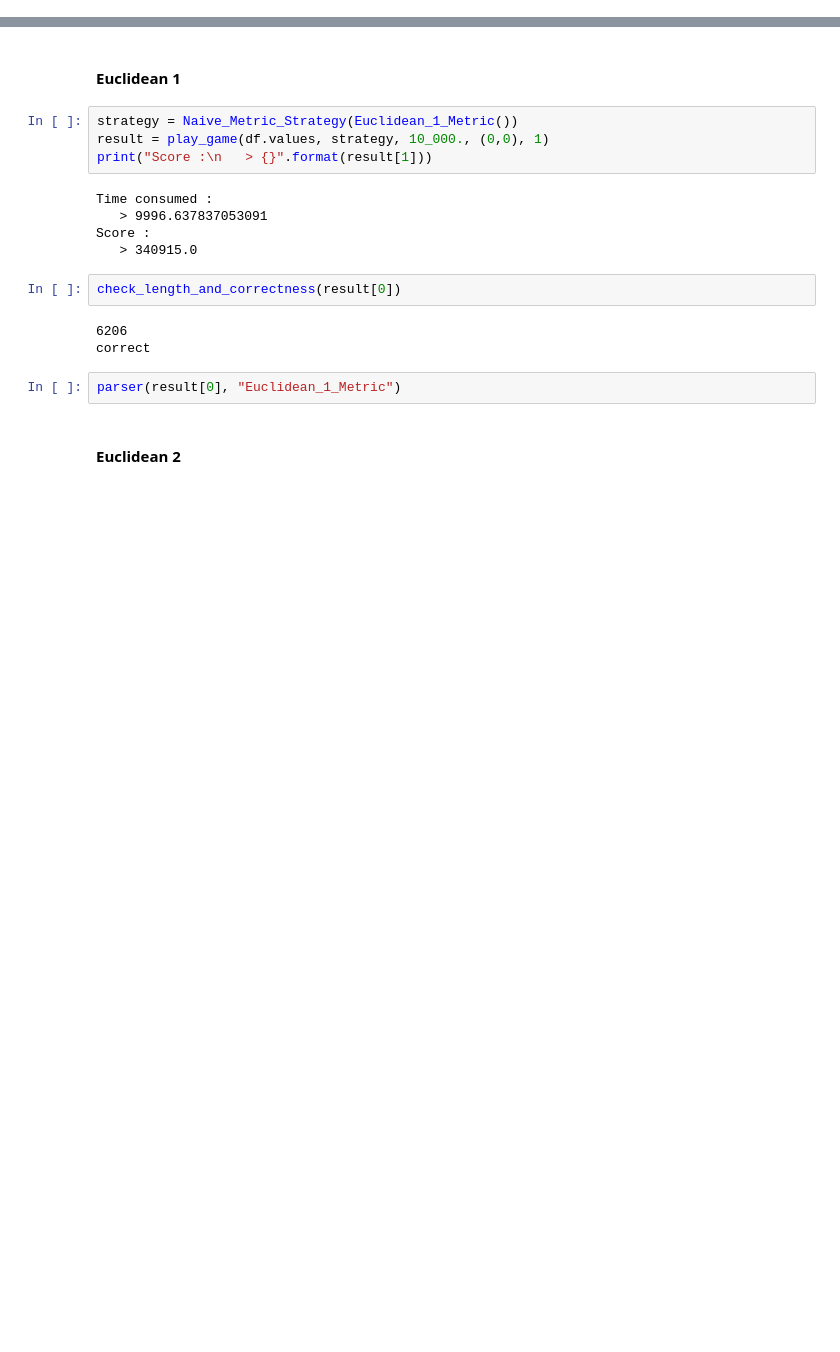
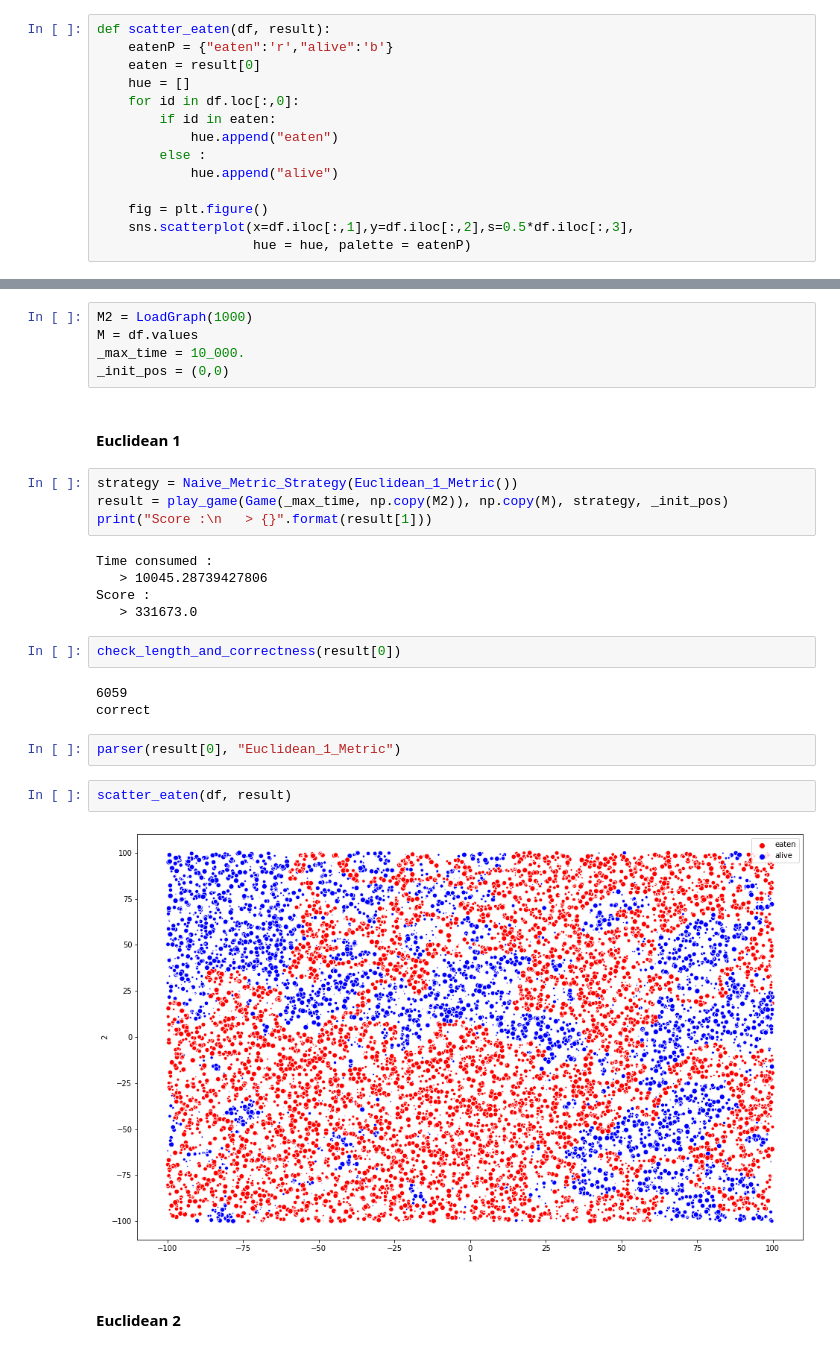
Before and after one commit to camilleAmaury/Master2DS, a Jupyter notebook: ClassificationRepresentationLearning/Projet/FirstTry.ipynb, the cells around one changed output, grey strips where cells are left out. Saved outputs shown, nothing was run; the diff lists cells and outputs as text; blank space fills up the shorter version.

```diff
--- a/ClassificationRepresentationLearning/Projet/FirstTry.ipynb
+++ b/ClassificationRepresentationLearning/Projet/FirstTry.ipynb
@@ -66,25 +72,48 @@ def parser(ids, name):
+# %%
+def scatter_eaten(df, result):
+    eatenP = {"eaten":'r',"alive":'b'}
+    eaten = result[0]
+    hue = []
+    for id in df.loc[:,0]:
+        if id in eaten:
+            hue.append("eaten")
+        else :
+            hue.append("alive")
+
+    fig = plt.figure()
+    sns.scatterplot(x=df.iloc[:,1],y=df.iloc[:,2],s=0.5*df.iloc[:,3],
+                    hue = hue, palette = eatenP)
 # %% [markdown]
 ## Applying Strategies
 # %% [markdown]
 ### Naives approach
+# %%
+M2 = LoadGraph(1000)
+M = df.values
+_max_time = 10_000.
+_init_pos = (0,0)
 # %% [markdown]
 #### Euclidean 1
 # %%
 strategy = Naive_Metric_Strategy(Euclidean_1_Metric())
-result = play_game(df.values, strategy, 10_000., (0,0), 1)
+result = play_game(Game(_max_time, np.copy(M2)), np.copy(M), strategy, _init_pos)
 print("Score :\n   > {}".format(result[1]))
 # %% [output]
 Time consumed :
-   > 9996.637837053091
+   > 10045.28739427806
 Score :
-   > 340915.0
+   > 331673.0
 # %%
 check_length_and_correctness(result[0])
 # %% [output]
-6206
+6059
 correct
 # %%
 parser(result[0], "Euclidean_1_Metric")
+# %%
+scatter_eaten(df, result)
+# %% [output]
+[figure, added]
 # %% [markdown]
 #### Euclidean 2
 # %%
```
Also changed, not shown: parts of 26 cells of this notebook, 11 other files.
